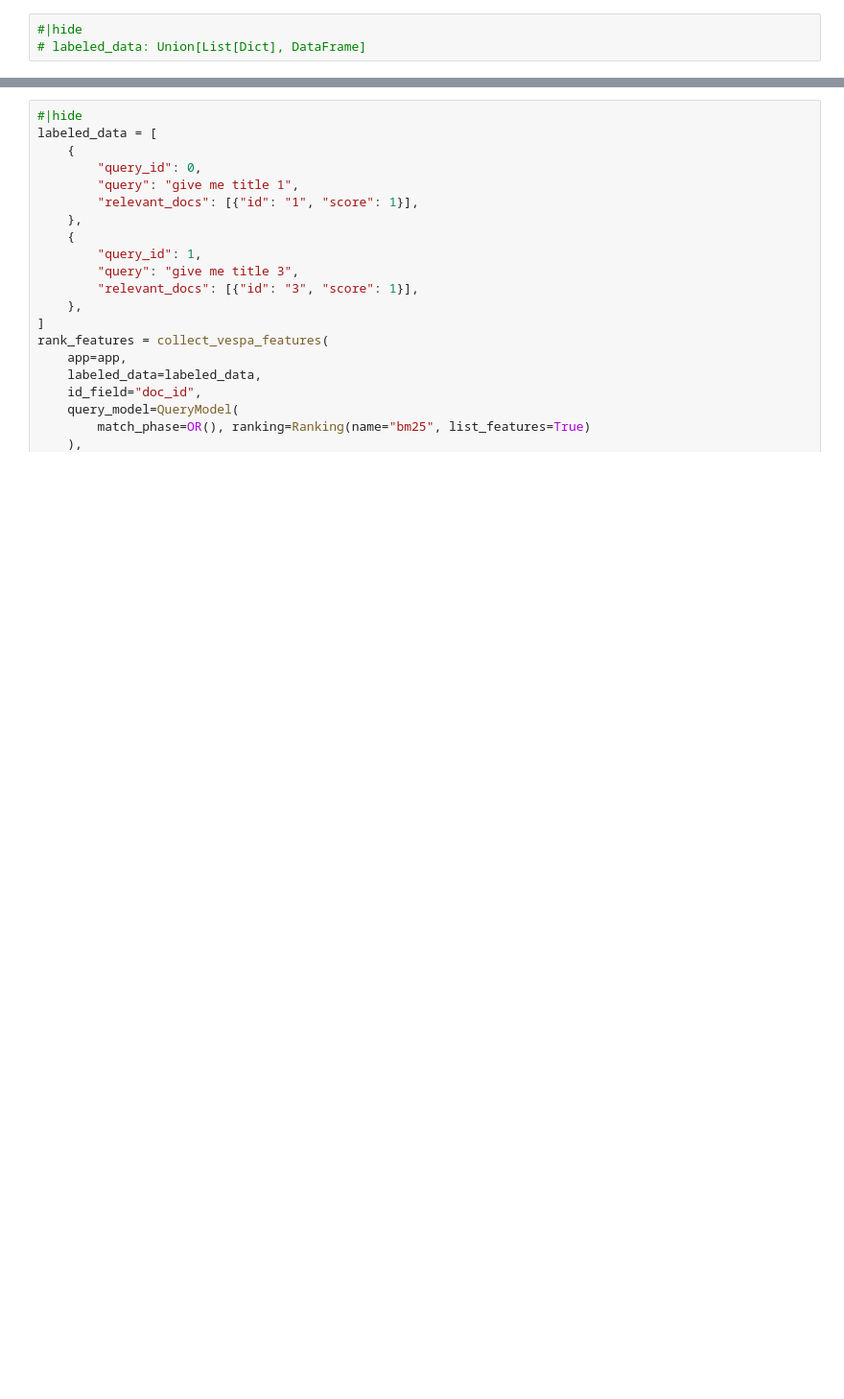
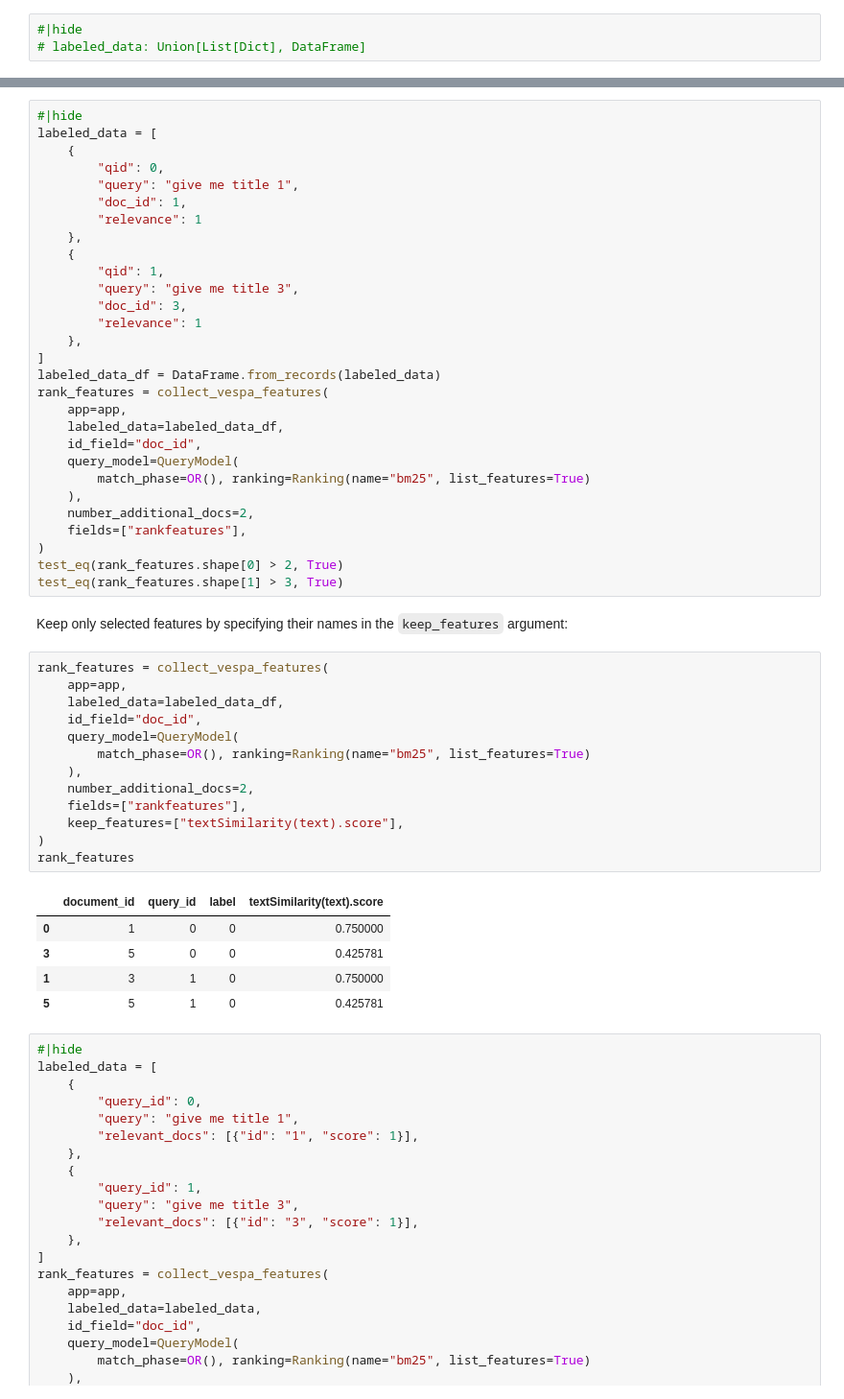
Before and after one commit to vespa-engine/learntorank-DEPRECATED, a Jupyter notebook: 003_module_query.ipynb, the cells around one changed output, grey strips where cells are left out. Shown at 96% size. Saved outputs shown, nothing was run; the diff lists cells and outputs as text; blank space fills up the shorter version.

```diff
--- a/003_module_query.ipynb
+++ b/003_module_query.ipynb
@@ -1120,3 +1246,53 @@ test_eq(rank_features.shape[1] > 3, True)
+# %%
+#|hide
+labeled_data = [
+    {
+        "qid": 0,
+        "query": "give me title 1",
+        "doc_id": 1,
+        "relevance": 1
+    },
+    {
+        "qid": 1,
+        "query": "give me title 3",
+        "doc_id": 3,
+        "relevance": 1
+    },
+]
+labeled_data_df = DataFrame.from_records(labeled_data)
+rank_features = collect_vespa_features(
+    app=app,
+    labeled_data=labeled_data_df,
+    id_field="doc_id",
+    query_model=QueryModel(
+        match_phase=OR(), ranking=Ranking(name="bm25", list_features=True)
+    ),
+    number_additional_docs=2,
+    fields=["rankfeatures"],
+)
+test_eq(rank_features.shape[0] > 2, True)
+test_eq(rank_features.shape[1] > 3, True)
+# %% [markdown]
+Keep only selected features by specifying their names in the `keep_features` argument:
+# %%
+rank_features = collect_vespa_features(
+    app=app,
+    labeled_data=labeled_data_df,
+    id_field="doc_id",
+    query_model=QueryModel(
+        match_phase=OR(), ranking=Ranking(name="bm25", list_features=True)
+    ),
+    number_additional_docs=2,
+    fields=["rankfeatures"],
+    keep_features=["textSimilarity(text).score"],
+)
+rank_features
+# %% [output]
+|  | document_id | query_id | label | textSimilarity(text).score |
+| 0 | 1 | 0 | 0 | 0.750000 |
+| 3 | 5 | 0 | 0 | 0.425781 |
+| 1 | 3 | 1 | 0 | 0.750000 |
+| 5 | 5 | 1 | 0 | 0.425781 |
 # %%
 #|hide
 labeled_data = [
```
Also changed, not shown: parts of 20 cells of this notebook, 4 other files.
